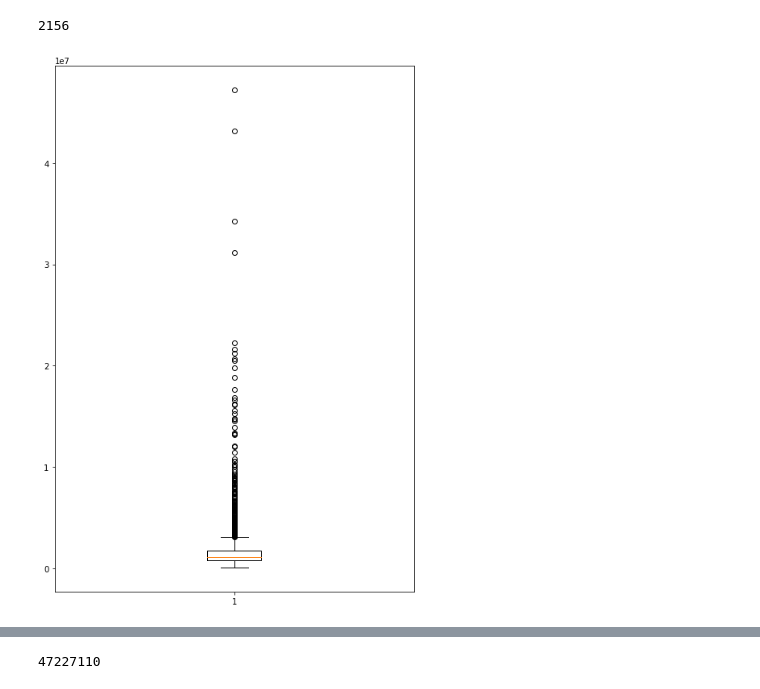
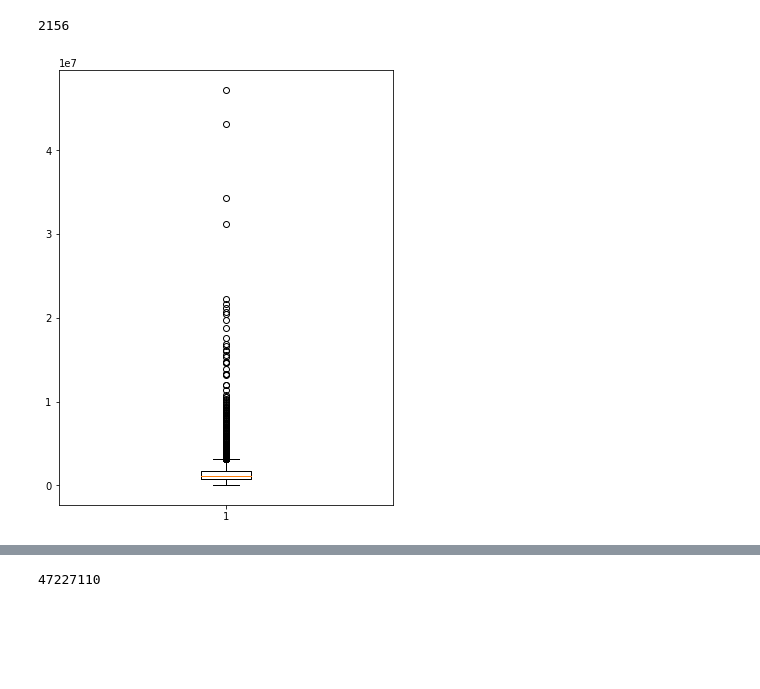
Before and after one commit to lilpricey/Thinkful, a Jupyter notebook: fundamentals/capstone report.ipynb, the cells around one changed output, grey strips where cells are left out. Saved outputs shown, nothing was run; the diff lists cells and outputs as text; code cells hidden in the pictures; blank space fills up the shorter version.

```diff
--- a/fundamentals/capstone report.ipynb
+++ b/fundamentals/capstone report.ipynb
@@ -39,9 +103,9 @@ len(ted['main_speaker'].unique())
 # %% [output]
 2156
 # %%
-plt.figure(figsize=(8,12))
+plt.figure(figsize=(6,8))
 plt.boxplot(ted['views'])
 plt.show()
 # %% [output]
-[figure, old version]
+[figure, new version]
 # %%
```
Also changed, not shown: parts of 17 cells of this notebook.
